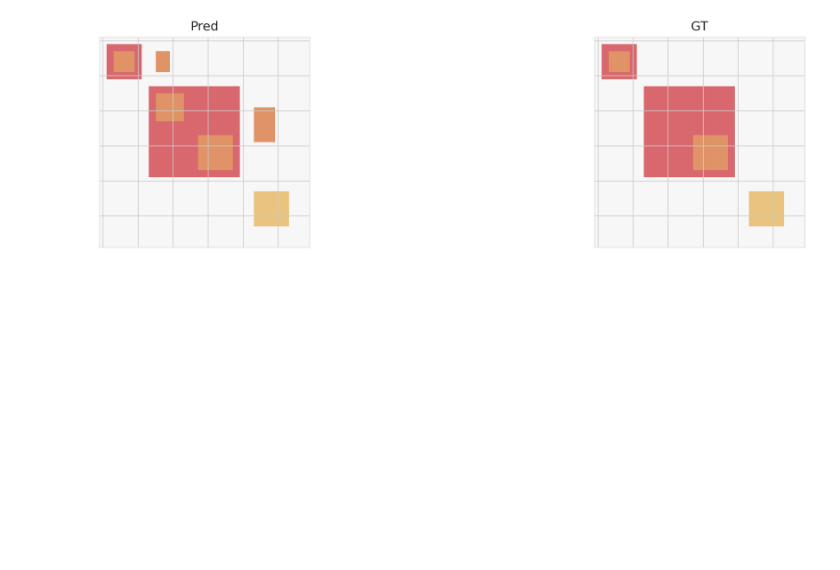
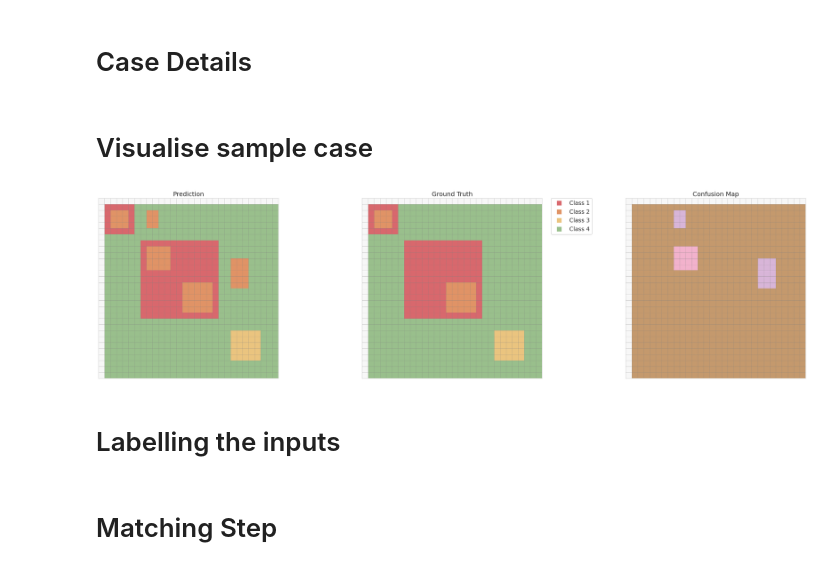
Before and after one commit to aymuos15/InstaMatch, a Jupyter notebook: unittest_partaware.ipynb, the cells around one changed output. Cells and saved outputs as stored; diff of their text form; code cells hidden in the pictures; blank space fills up the shorter version.

Commit message:
PartPQ metric working. Need to add test cases for missing pred or gt.

```diff
--- a/unittest_partaware.ipynb
+++ b/unittest_partaware.ipynb
@@ -22,3 +17,5 @@ from typing import List, Optional
 import warnings
 
 warnings.filterwarnings("ignore")
+# %% [markdown]
+# Case Details
@@ -25 +61,3 @@ warnings.filterwarnings("ignore")
+# %% [markdown]
+# Visualise sample case
 # %%
@@ -133,24 +177,8 @@ def plot_case(pred, gt, num_classes=8):
     plt.show()
 # %%
-pred = torch.zeros((30, 30)).cuda()
-gt = torch.zeros((30, 30)).cuda()
-
-pred[1:6, 1:6] = 1
-pred[2:5, 2:5] = 2
-pred[2:5, 8:10] = 2
-pred[7:20, 7:20] = 1
-pred[8:12, 8:12] = 2
-pred[14:19, 14:19] = 2
-pred[10:15, 22:25] = 2
-pred[22:27, 22:27] = 3
-
-gt[1:6, 1:6] = 1
-gt[2:5, 2:5] = 2
-gt[7:20, 7:20] = 1
-gt[14:19, 14:19] = 2
-gt[22:27, 22:27] = 3
-
-plot_case(pred, gt, num_classes=4)
+plot_case(pred, gt, stuff_cls_list=stuff_cls_list, thing_cls_list=thing_cls_list, part_cls_list=part_cls_list)
 # %% [output]
-[figure, old version]
+[figure, new version]
+# %% [markdown]
+# Labelling the inputs
 # %%
@@ -162 +187,3 @@ part_cls_list = [2]
+# %% [markdown]
+# Matching Step
 # %%
```
Also changed, not shown: parts of 13 cells of this notebook, 2 other files.
